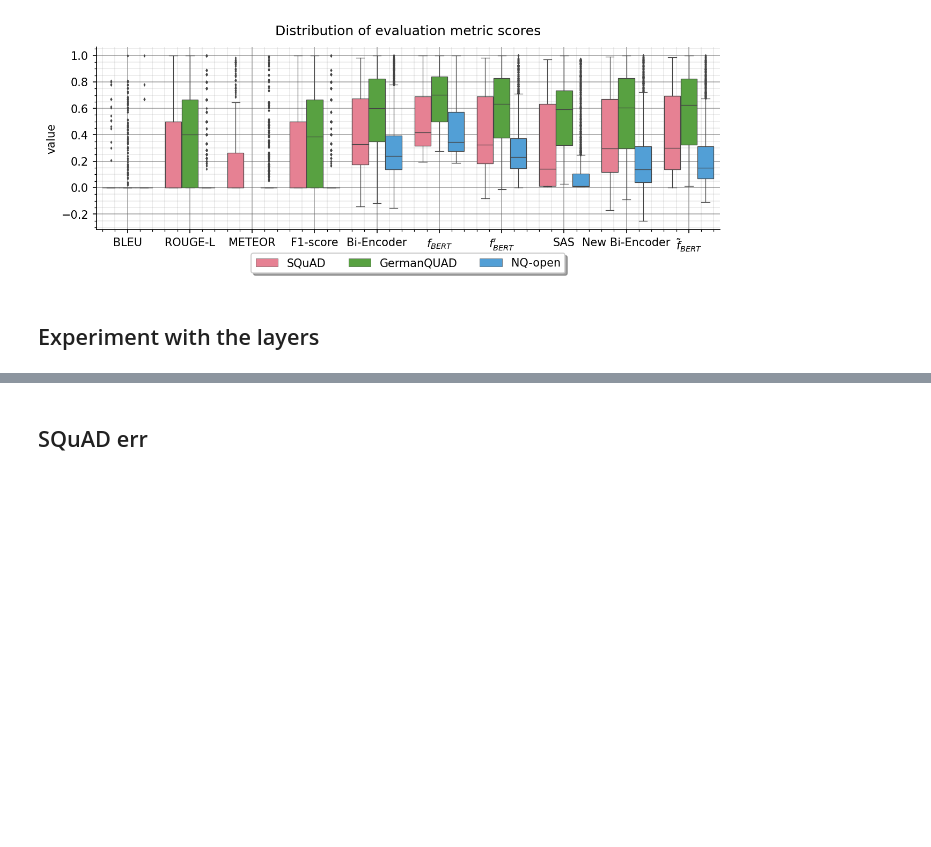
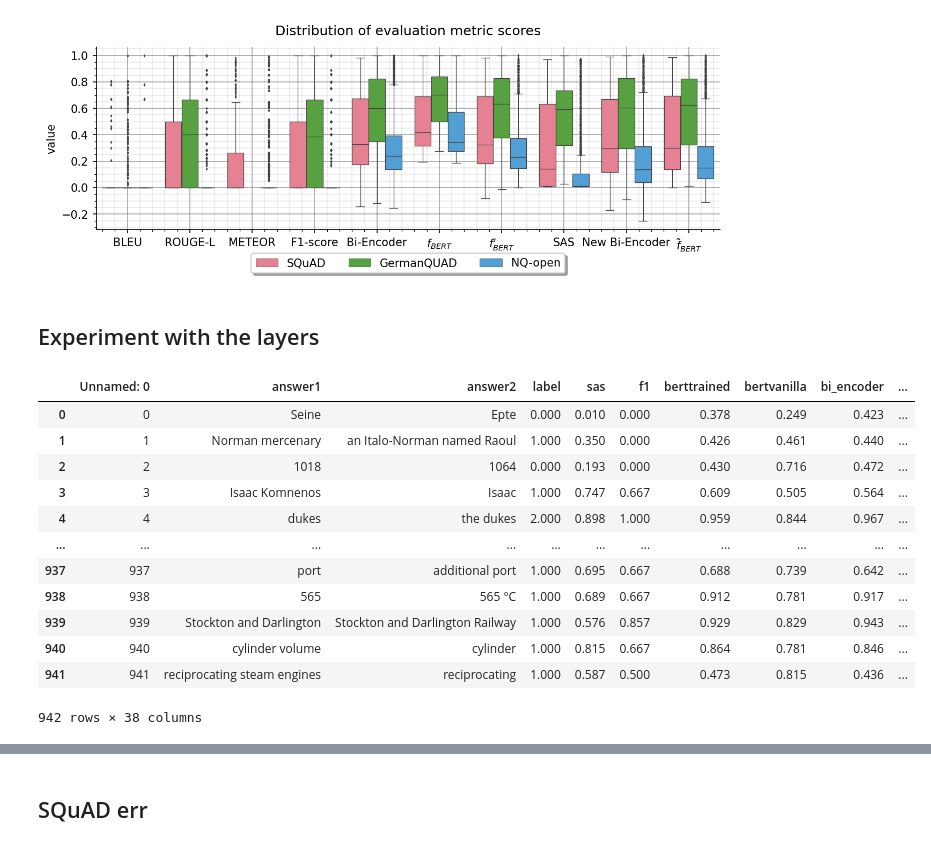
Before and after one commit to e184633/semantic-answer-similarity, a Jupyter notebook: Results.ipynb, the cells around one changed output, grey strips where cells are left out. Saved outputs shown, nothing was run; the diff lists cells and outputs as text; code cells hidden in the pictures; blank space fills up the shorter version.

```diff
--- a/Results.ipynb
+++ b/Results.ipynb
@@ -466,6 +468,24 @@ def plot_layer_extraction(data, title: str):
 squad = pd.read_csv('data/table/squad_all_layer_results.csv')
 # %%
 # squad.to_csv('data/table/squad_all_layer_results.csv')
+# %%
+data = squad.copy()
+# %%
+data
+# %% [output]
+|  | Unnamed: 0 | answer1 | answer2 | label | sas | f1 | berttrained | bertvanilla | bi_encoder | ... |
+| 0 | 0 | Seine | Epte | 0.000 | 0.010 | 0.000 | 0.378 | 0.249 | 0.423 | ... |
+| 1 | 1 | Norman mercenary | an Italo-Norman named Raoul | 1.000 | 0.350 | 0.000 | 0.426 | 0.461 | 0.440 | ... |
+| 2 | 2 | 1018 | 1064 | 0.000 | 0.193 | 0.000 | 0.430 | 0.716 | 0.472 | ... |
+| 3 | 3 | Isaac Komnenos | Isaac | 1.000 | 0.747 | 0.667 | 0.609 | 0.505 | 0.564 | ... |
+| 4 | 4 | dukes | the dukes | 2.000 | 0.898 | 1.000 | 0.959 | 0.844 | 0.967 | ... |
+| ... | ... | ... | ... | ... | ... | ... | ... | ... | ... | ... |
+| 937 | 937 | port | additional port | 1.000 | 0.695 | 0.667 | 0.688 | 0.739 | 0.642 | ... |
+| 938 | 938 | 565 | 565 °C | 1.000 | 0.689 | 0.667 | 0.912 | 0.781 | 0.917 | ... |
+| 939 | 939 | Stockton and Darlington | Stockton and Darlington Railway | 1.000 | 0.576 | 0.857 | 0.929 | 0.829 | 0.943 | ... |
+| 940 | 940 | cylinder volume | cylinder | 1.000 | 0.815 | 0.667 | 0.864 | 0.781 | 0.846 | ... |
+| 941 | 941 | reciprocating steam engines | reciprocating | 1.000 | 0.587 | 0.500 | 0.473 | 0.815 | 0.436 | ... |
+942 rows × 38 columns
 # %%
 plot_layer_extraction(squad[squad.f1 == 0],
            'Correlation of BERTScore to label with no lexical overlap')
```
Also changed, not shown: parts of 4 cells of this notebook, 8 other files.
